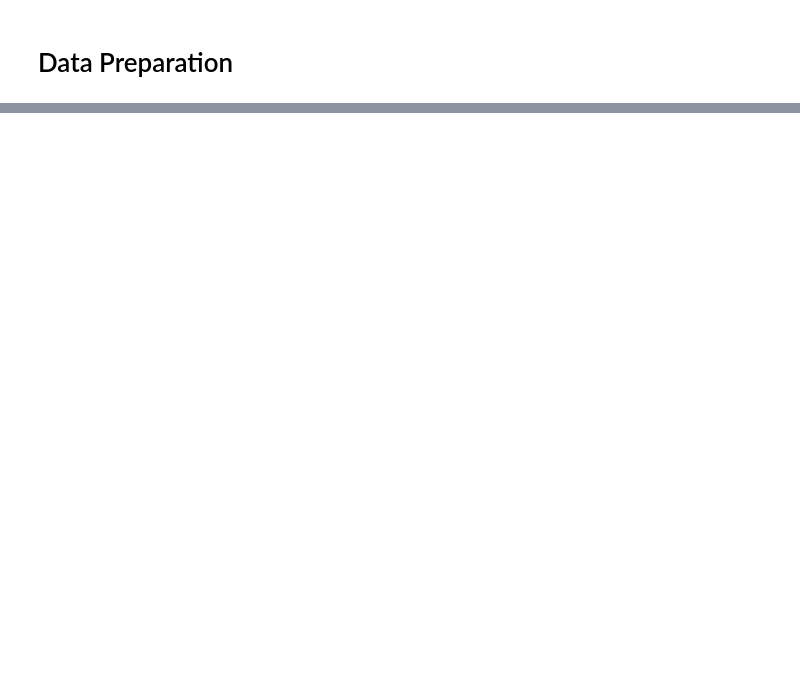
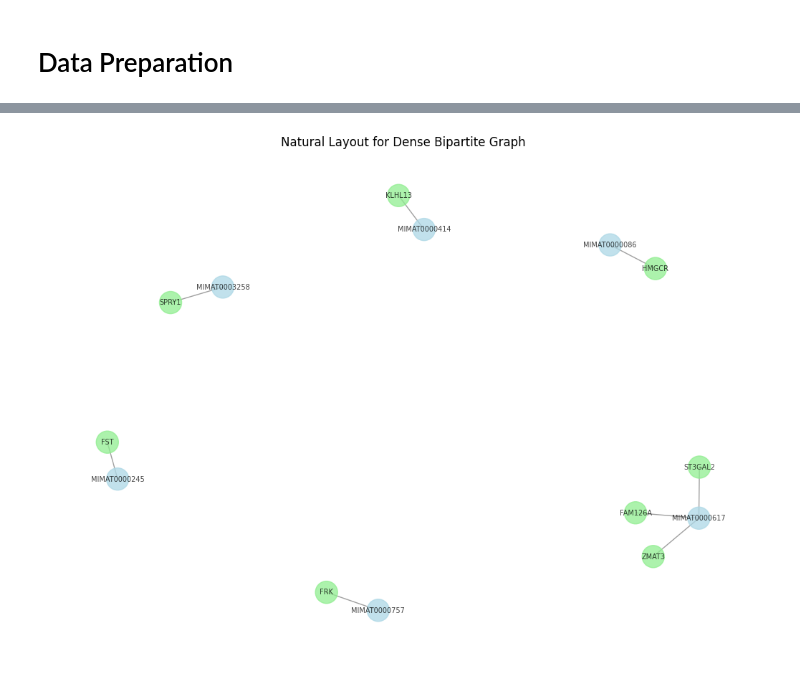
Before and after one commit to MylenaRoberta/pan-cancer-analysis, a Jupyter notebook: notebooks/03_networks/00_brca-core-networks.ipynb, the cells around one changed output, grey strips where cells are left out. Cells and saved outputs as stored; diff of their text form; code cells hidden in the pictures; blank space fills up the shorter version.

```diff
--- a/notebooks/03_networks/00_brca-core-networks.ipynb
+++ b/notebooks/03_networks/00_brca-core-networks.ipynb
@@ -94,0 +107,4 @@ plt.show()
+# %%
+plot_core_network(interactions_of_interest['luminal-b'])
+# %% [output]
+[figure, added]
```
Also changed, not shown: parts of 10 cells of this notebook.
